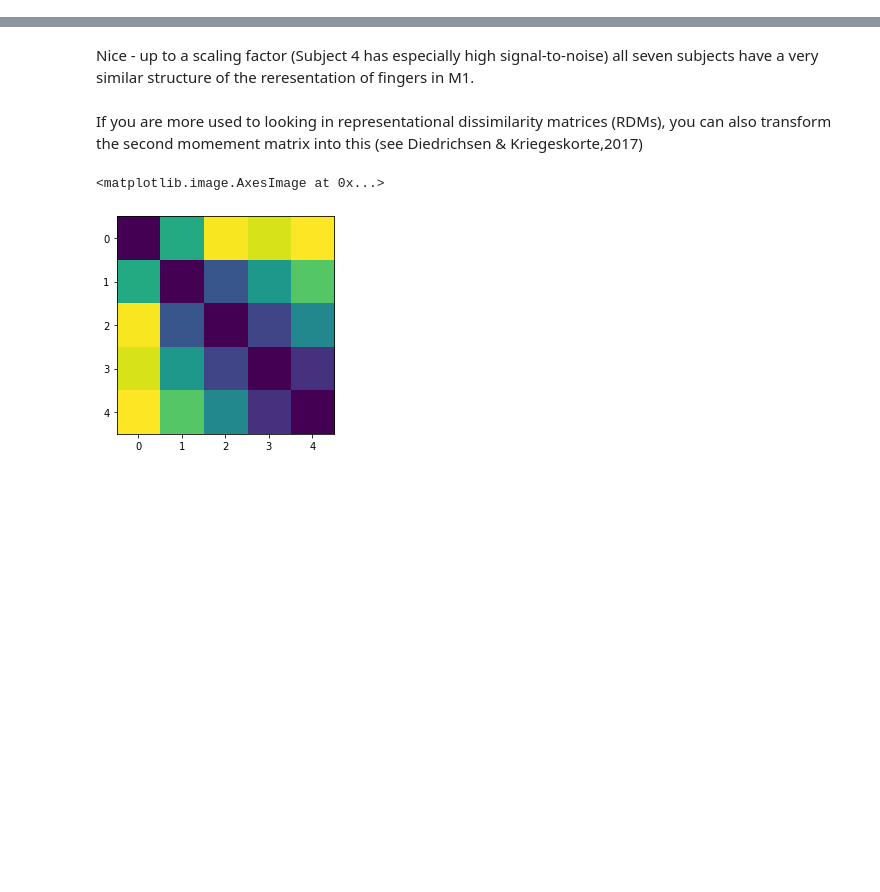
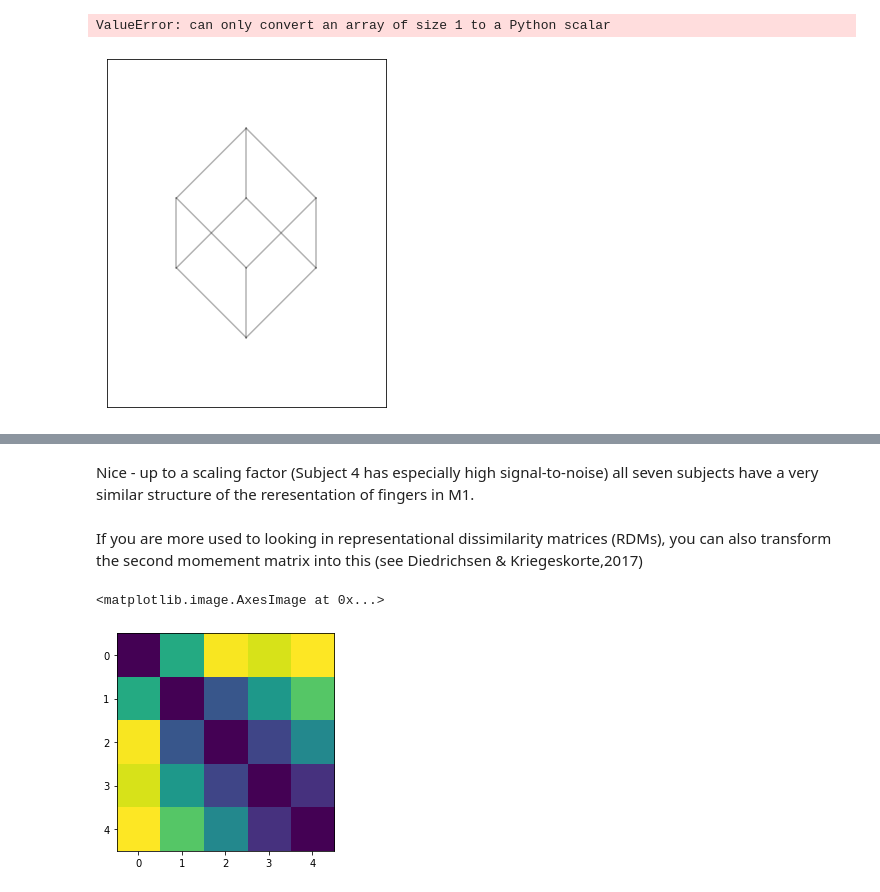
Before and after one commit to DiedrichsenLab/PcmPy, a Jupyter notebook: docs/demos/demo_modelfamily.ipynb, the cells around one changed output, grey strips where cells are left out. Cells and saved outputs as stored; diff of their text form; code cells hidden in the pictures; blank space fills up the shorter version.

```diff
--- a/docs/demos/demo_modelfamily.ipynb
+++ b/docs/demos/demo_modelfamily.ipynb
@@ -38,0 +63,12 @@ for i in range(N):
+# %%
+# We can computer the posterior probability of each of the mixture models.
+# This uses the flat prior over all possible model combinations
+# The whole model family can visualized as a model tree.
+plt.figure(figsize=(5,7))
+# Get the mean likelihood
+
+mposterior = MF.model_posterior(T.likelihood.mean(axis=0),method='AIC',format='DataFrame')
+pcm.vis.plot_tree(MF,mposterior,show_labels=True,show_edges=True)
+# %% [output]
+ValueError: can only convert an array of size 1 to a Python scalar
+[figure, added]
```
Also changed, not shown: parts of 25 cells of this notebook, 2 other files.
